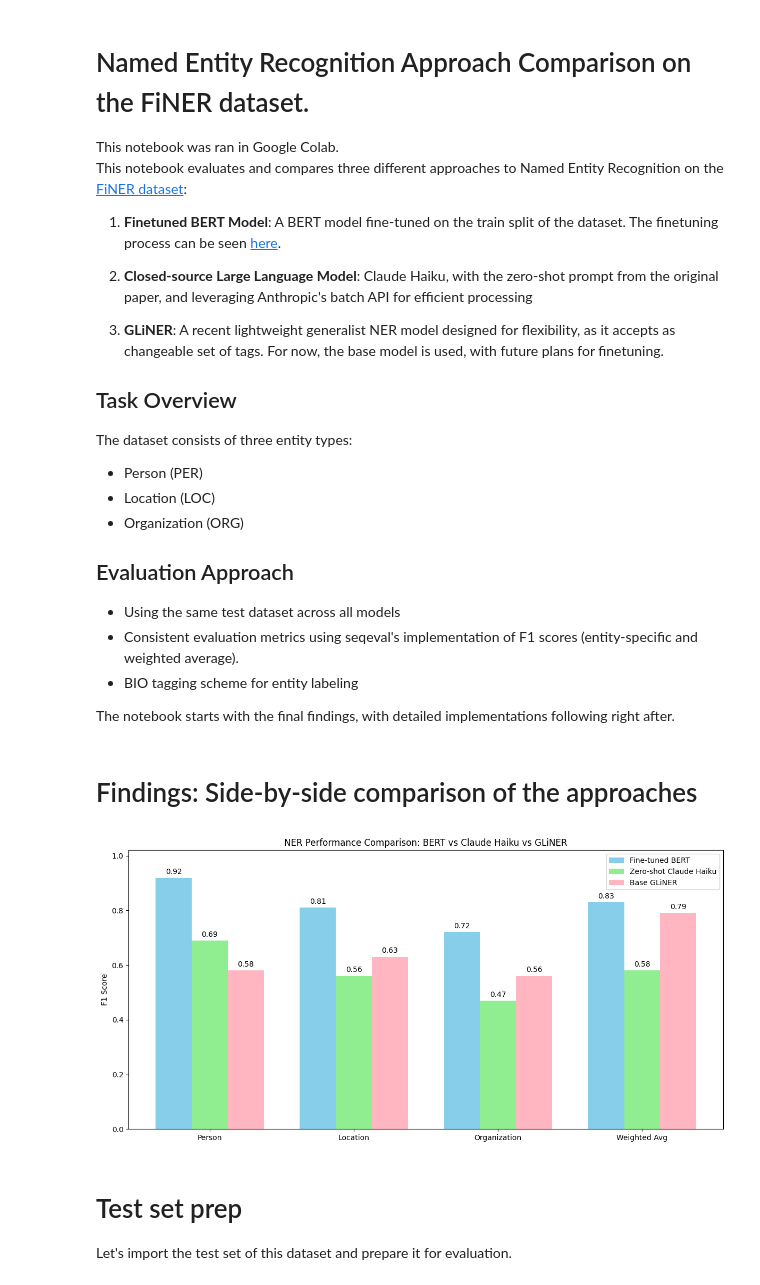
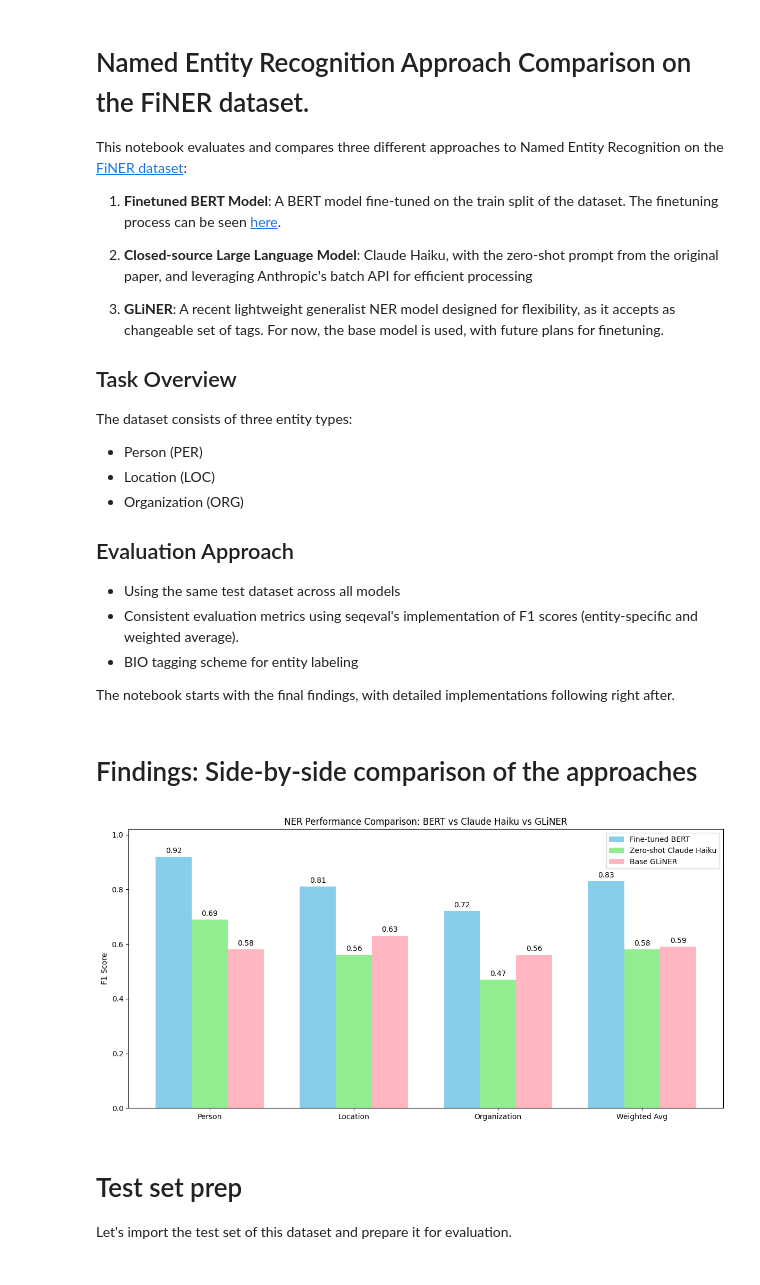
Before and after one commit to MkYacine/NLP-playground, a Jupyter notebook: FiNER/FiNER_comparison.ipynb, the cells around one changed output. Drawn from its saved outputs; the diff is of its cells as text; code cells hidden in the pictures.

```diff
--- a/FiNER/FiNER_comparison.ipynb
+++ b/FiNER/FiNER_comparison.ipynb
@@ -1,7 +1,6 @@
 # %% [markdown]
 # Named Entity Recognition Approach Comparison on the FiNER dataset.
 
-This notebook was ran in Google Colab.
 This notebook evaluates and compares three different approaches to Named Entity Recognition on the [FiNER dataset](https://huggingface.co/datasets/gtfintechlab/finer-ord):
 
 1. **Finetuned BERT Model**: A BERT model fine-tuned on the train split of the dataset. The finetuning process can be seen [here](https://colab.research.google.com/drive/1QbE_GV-VplnhAJyAkYfQ12LI4S1D3TU_).
@@ -35,7 +34,9 @@ bert_metrics = {'PER_f1': 0.92, 'LOC_f1': 0.81, 'ORG_f1': 0.72, 'weighted_avg_f1
 
 llm_metrics = {'PER_f1': 0.69, 'LOC_f1': 0.56, 'ORG_f1': 0.47,'weighted_avg_f1': 0.58}
 
-gliner_metrics = {'PER_f1': 0.58, 'LOC_f1': 0.63, 'ORG_f1': 0.56, 'weighted_avg_f1': 0.79}
+gliner_metrics = {'PER_f1': 0.58, 'LOC_f1': 0.63, 'ORG_f1': 0.56, 'weighted_avg_f1': 0.59} # Credits to Mahmoud-L
+
+
 # Set up the plot
 fig, ax = plt.subplots(figsize=(12, 6))
 
@@ -53,34 +54,34 @@ ax.set_ylabel('F1 Score')
 ax.set_title('NER Performance Comparison: BERT vs Claude Haiku vs GLiNER')
 ax.set_xticks(x)
 ax.set_xticklabels(['Person', 'Location', 'Organization', 'Weighted Avg'])
 ax.legend()
 
 # Add value labels on top of each bar
 def autolabel(rects):
     for rect in rects:
         height = rect.get_height()
         ax.annotate(f'{height:.2f}',
                     xy=(rect.get_x() + rect.get_width() / 2, height),
                     xytext=(0, 3),  # 3 points vertical offset
                     textcoords="offset points",
                     ha='center', va='bottom')
 
 autolabel(bert_bars)
 autolabel(llm_bars)
 autolabel(gliner_bars)
 
 # Set y-axis to start at 0 and end slightly above the highest value
 ax.set_ylim(0, max(max(bert_metrics.values()),
                    max(llm_metrics.values()),
                    max(gliner_metrics.values())) + 0.1)
 
 # Ensure everything fits
 plt.tight_layout()
 
 # Show the plot
 plt.show()
 # %% [output]
-[figure, old version]
+[figure, new version]
 # %% [markdown]
 # Test set prep
 Let's import the test set of this dataset and prepare it for evaluation.
```
Also changed, not shown: parts of 4 cells of this notebook.
